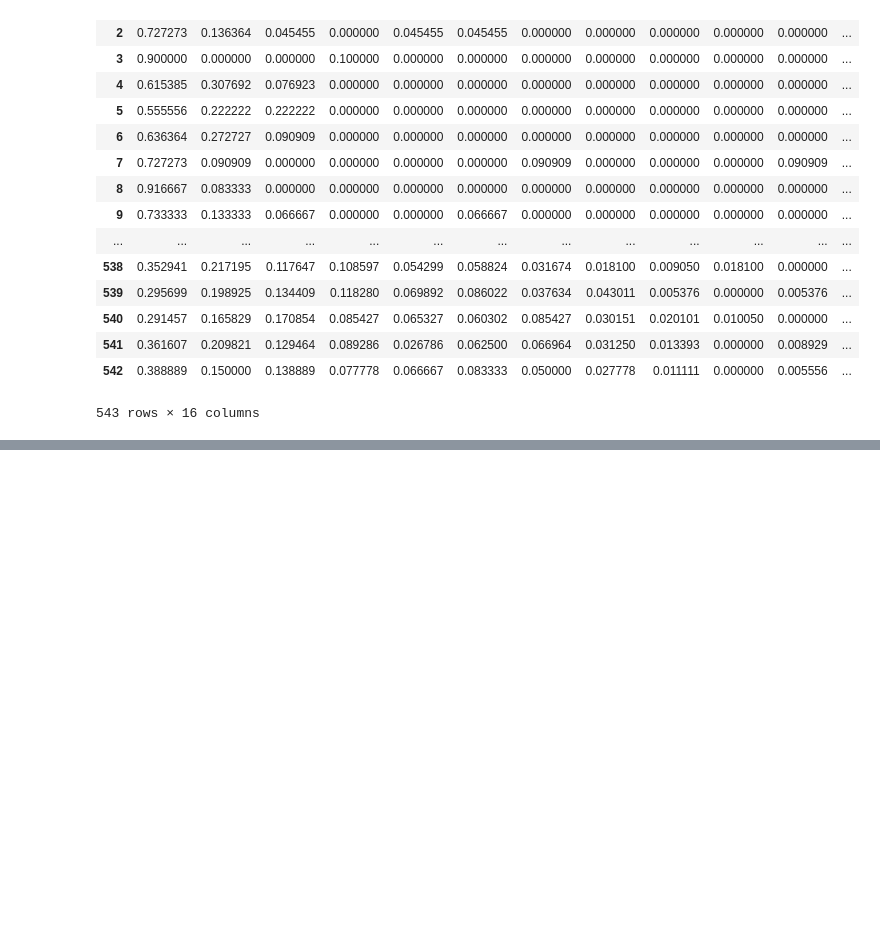
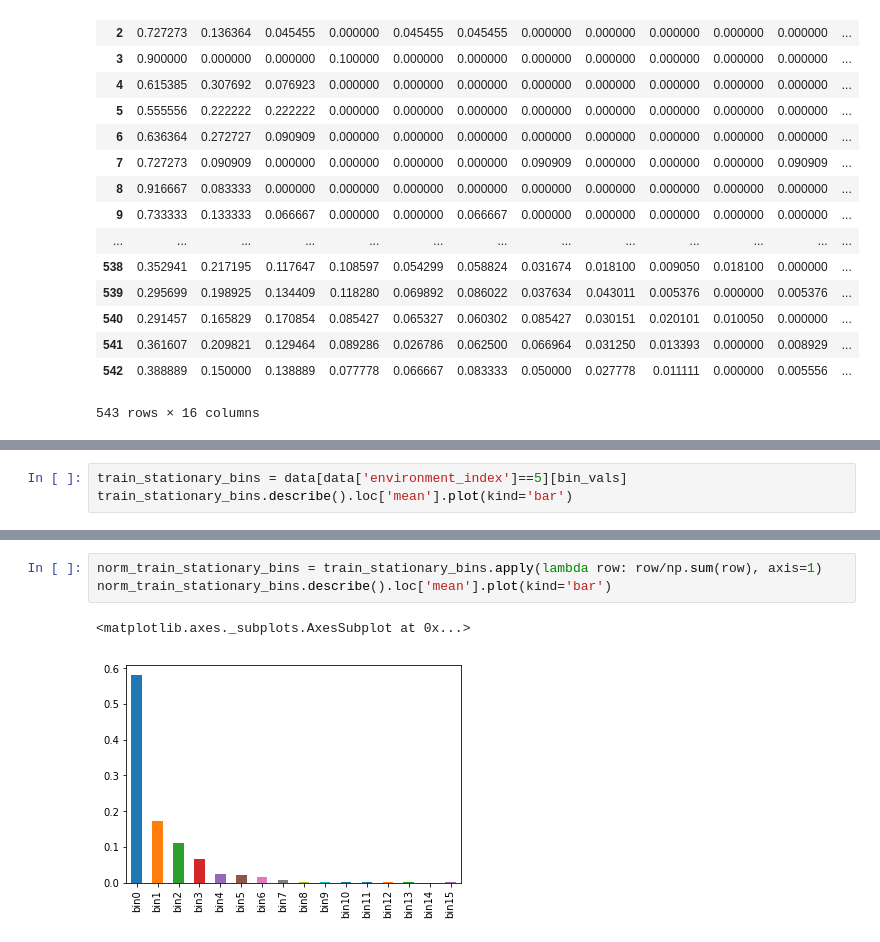
Before and after one commit to MihaiVisu/HonoursProject, a Jupyter notebook: notebooks/all_transport_data.ipynb, the cells around one changed output, grey strips where cells are left out. Saved outputs shown, nothing was run; the diff lists cells and outputs as text; blank space fills up the shorter version.

```diff
--- a/notebooks/all_transport_data.ipynb
+++ b/notebooks/all_transport_data.ipynb
@@ -368,0 +395,3 @@ norm_walk.describe().loc['mean'].plot(kind='bar')
+# %%
+train_stationary_bins = data[data['environment_index']==5][bin_vals]
+train_stationary_bins.describe().loc['mean'].plot(kind='bar')
@@ -368,0 +401,6 @@ norm_walk.describe().loc['mean'].plot(kind='bar')
+# %%
+norm_train_stationary_bins = train_stationary_bins.apply(lambda row: row/np.sum(row), axis=1)
+norm_train_stationary_bins.describe().loc['mean'].plot(kind='bar')
+# %% [output]
+<matplotlib.axes._subplots.AxesSubplot at 0x...>
+[figure, added]
```
Also changed, not shown: parts of 10 cells of this notebook, 2 other files.
